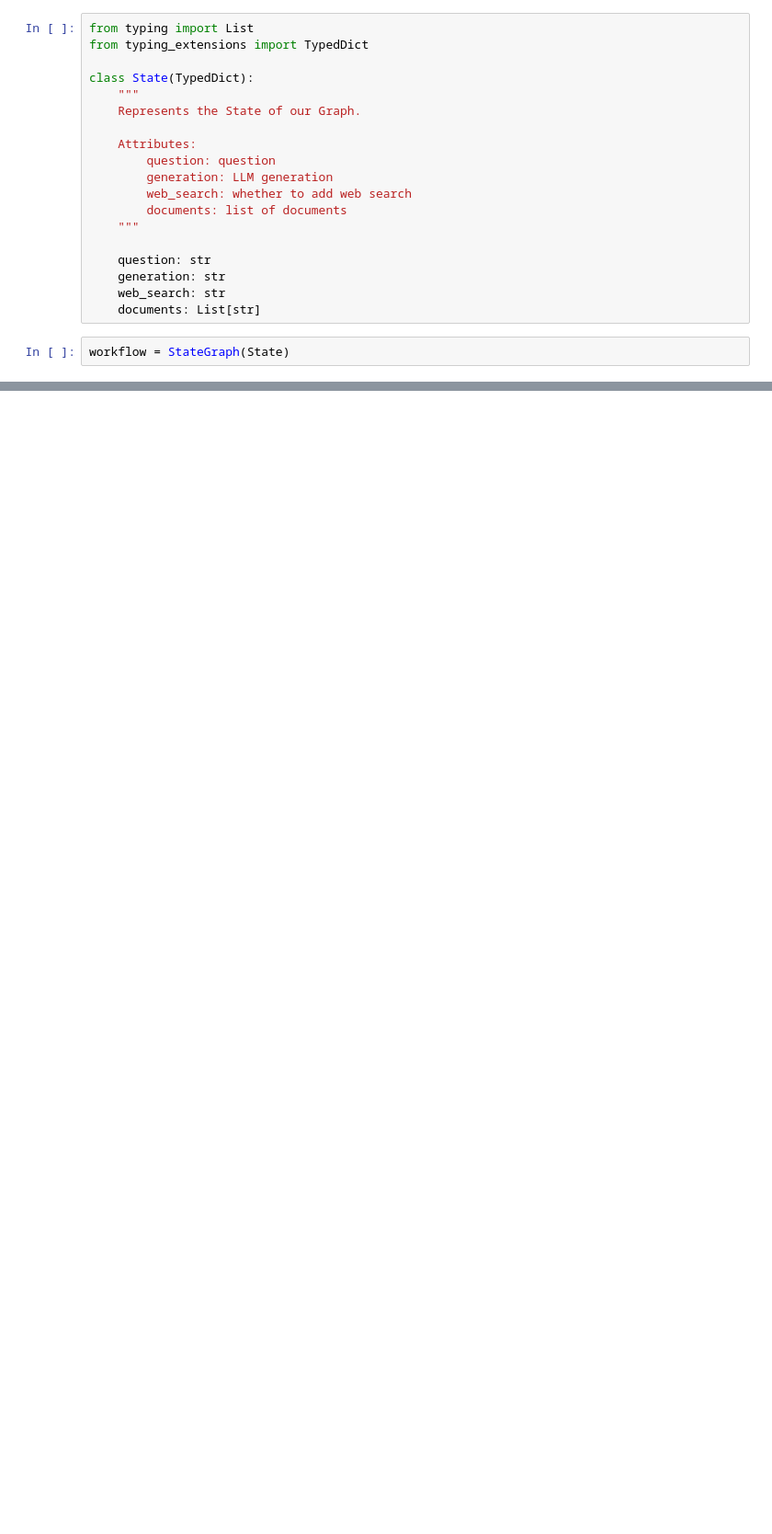
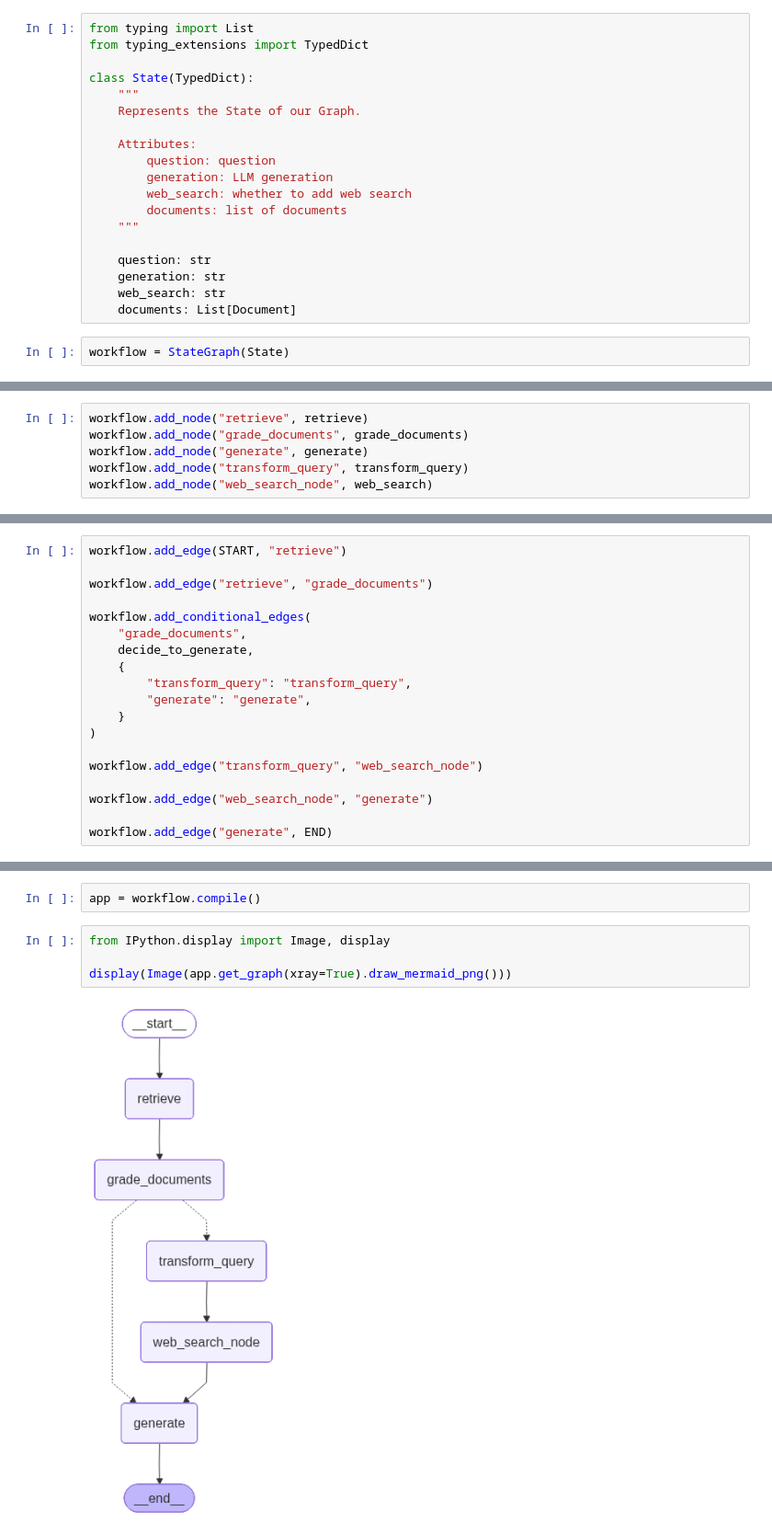
Before and after one commit to AtharvaBOT7/LangGraph-Practice, a Jupyter notebook: Corrective_RAG.ipynb, the cells around one changed output, grey strips where cells are left out. Shown: that part at 92% size. Drawn from its saved outputs; the diff is of its cells as text; blank space fills up the shorter version.

```diff
--- a/Corrective_RAG.ipynb
+++ b/Corrective_RAG.ipynb
@@ -133,6 +345,6 @@ class State(TypedDict):
     question: str
     generation: str
     web_search: str
-    documents: List[str]
+    documents: List[Document]
 # %%
 workflow = StateGraph(State)
@@ -138,0 +353,6 @@ workflow = StateGraph(State)
+# %%
+workflow.add_node("retrieve", retrieve)
+workflow.add_node("grade_documents", grade_documents)
+workflow.add_node("generate", generate)
+workflow.add_node("transform_query", transform_query)
+workflow.add_node("web_search_node", web_search)
@@ -138,0 +363,19 @@ workflow = StateGraph(State)
+# %%
+workflow.add_edge(START, "retrieve")
+
+workflow.add_edge("retrieve", "grade_documents")
+
+workflow.add_conditional_edges(
+    "grade_documents",
+    decide_to_generate,
+    {
+        "transform_query": "transform_query",
+        "generate": "generate",
+    }
+)
+
+workflow.add_edge("transform_query", "web_search_node")
+
+workflow.add_edge("web_search_node", "generate")
+
+workflow.add_edge("generate", END)
@@ -138,0 +384,8 @@ workflow = StateGraph(State)
+# %%
+app = workflow.compile()
+# %%
+from IPython.display import Image, display
+
+display(Image(app.get_graph(xray=True).draw_mermaid_png()))
+# %% [output]
+[figure, added]
```
Also changed, not shown: parts of 22 cells of this notebook.
